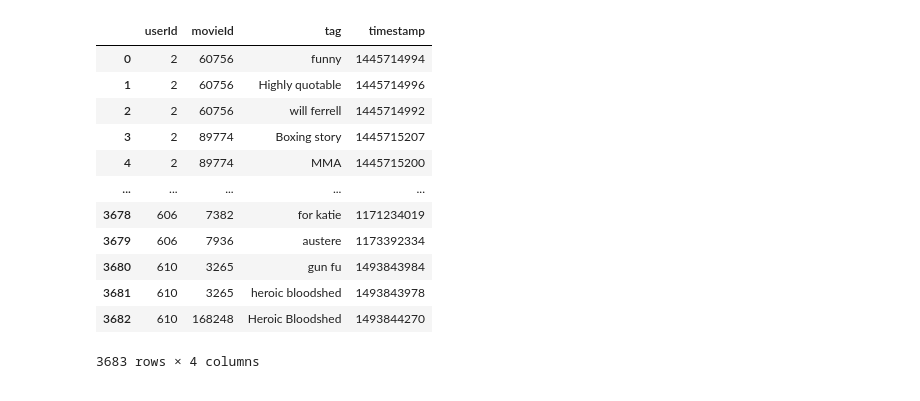
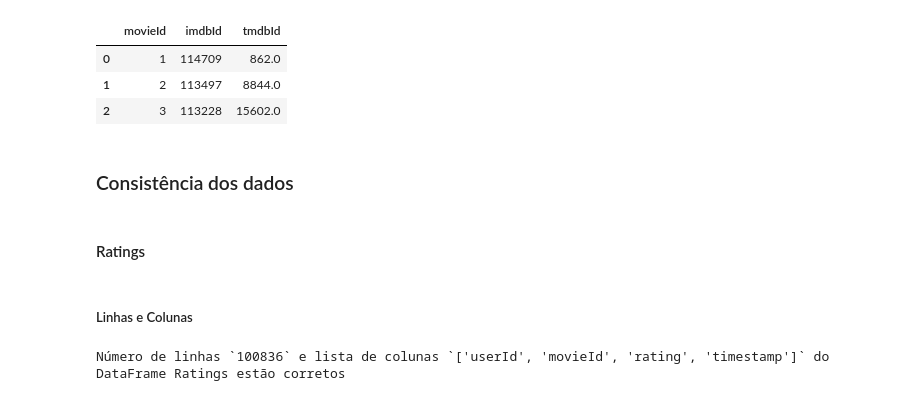
Before and after one commit to dieguim-ifsp-posCD/D1AED, a Jupyter notebook: avaliacoes/20210513-avaliacao01/AED-movie-lens-small.ipynb, the cells around one changed output. Drawn from its saved outputs; the diff is of its cells as text; code cells hidden in the pictures.

Commit message:
WIP: knowing the data

```diff
--- a/avaliacoes/20210513-avaliacao01/AED-movie-lens-small.ipynb
+++ b/avaliacoes/20210513-avaliacao01/AED-movie-lens-small.ipynb
@@ -58,16 +115,28 @@ ratings_df
 # %%
-tags_df
+links_df.head(3)
 # %% [output]
-|  | userId | movieId | tag | timestamp |
-| 0 | 2 | 60756 | funny | 1445714994 |
-| 1 | 2 | 60756 | Highly quotable | 1445714996 |
-| 2 | 2 | 60756 | will ferrell | 1445714992 |
-| 3 | 2 | 89774 | Boxing story | 1445715207 |
-| 4 | 2 | 89774 | MMA | 1445715200 |
-| ... | ... | ... | ... | ... |
-| 3678 | 606 | 7382 | for katie | 1171234019 |
-| 3679 | 606 | 7936 | austere | 1173392334 |
-| 3680 | 610 | 3265 | gun fu | 1493843984 |
-| 3681 | 610 | 3265 | heroic bloodshed | 1493843978 |
-| 3682 | 610 | 168248 | Heroic Bloodshed | 1493844270 |
+|  | movieId | imdbId | tmdbId |
+| 0 | 1 | 114709 | 862.0 |
+| 1 | 2 | 113497 | 8844.0 |
+| 2 | 3 | 113228 | 15602.0 |
-3683 rows × 4 columns
+# %% [markdown]
+### Consistência dos dados
+# %% [markdown]
+#### Ratings
+# %% [markdown]
+##### Linhas e Colunas
+# %%
+# Verificação do número de linhas e lista de colunas, de acordo com a especificação do dataset
+linhas_esperadas = 100836
+colunas_esperadas = ['userId', 'movieId', 'rating', 'timestamp']
+
+(num_linhas, num_colunas) = ratings_df.shape
+lista_colunas = list(ratings_df.columns)
+
+assert num_linhas == linhas_esperadas, 'Número de linhas não condiz com o esperado'
+assert num_colunas == len(colunas_esperadas), 'Número de colunas não condiz com o esperado'
+assert lista_colunas == colunas_esperadas, 'Colunas inconsistentes com o esperado'
+
+print(f'Número de linhas `{num_linhas}` e lista de colunas `{lista_colunas}` do DataFrame Ratings estão corretos')
+# %% [output]
+Número de linhas `100836` e lista de colunas `['userId', 'movieId', 'rating', 'timestamp']` do DataFrame Ratings estão corretos
```
Also changed, not shown: parts of 68 cells of this notebook, 2 other files.
